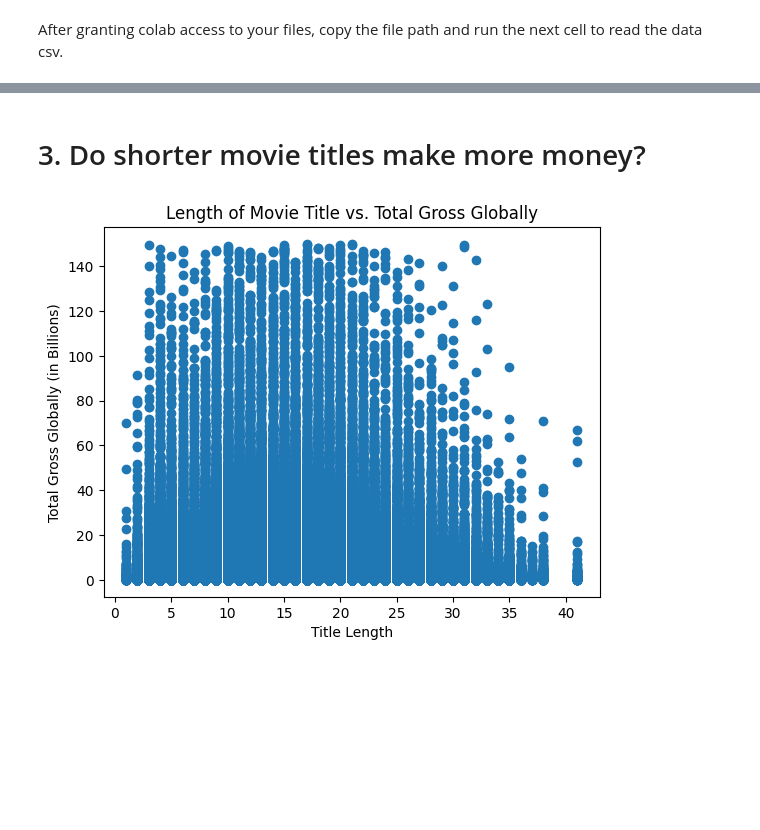
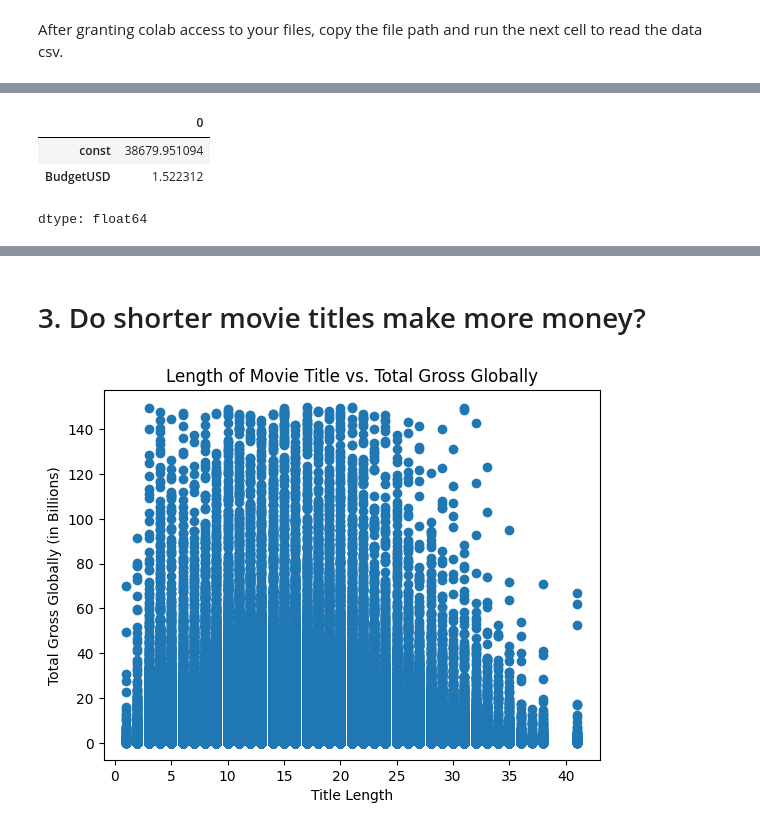
Before and after one commit to hasana1atwit/Movie-Analysis, a Jupyter notebook: Movie_Analysis.ipynb, the cells around one changed output, grey strips where cells are left out. Cells and saved outputs as stored; diff of their text form; code cells hidden in the pictures; blank space fills up the shorter version.

```diff
--- a/Movie_Analysis.ipynb
+++ b/Movie_Analysis.ipynb
@@ -16,0 +80,8 @@ movies = pd.read_csv(file_path)
+# %%
+# US Box Office Parameters
+statModel1.params
+# %% [output]
+|  | 0 |
+| const | 38679.951094 |
+| BudgetUSD | 1.522312 |
+dtype: float64
```
Also changed, not shown: parts of 8 cells of this notebook.
